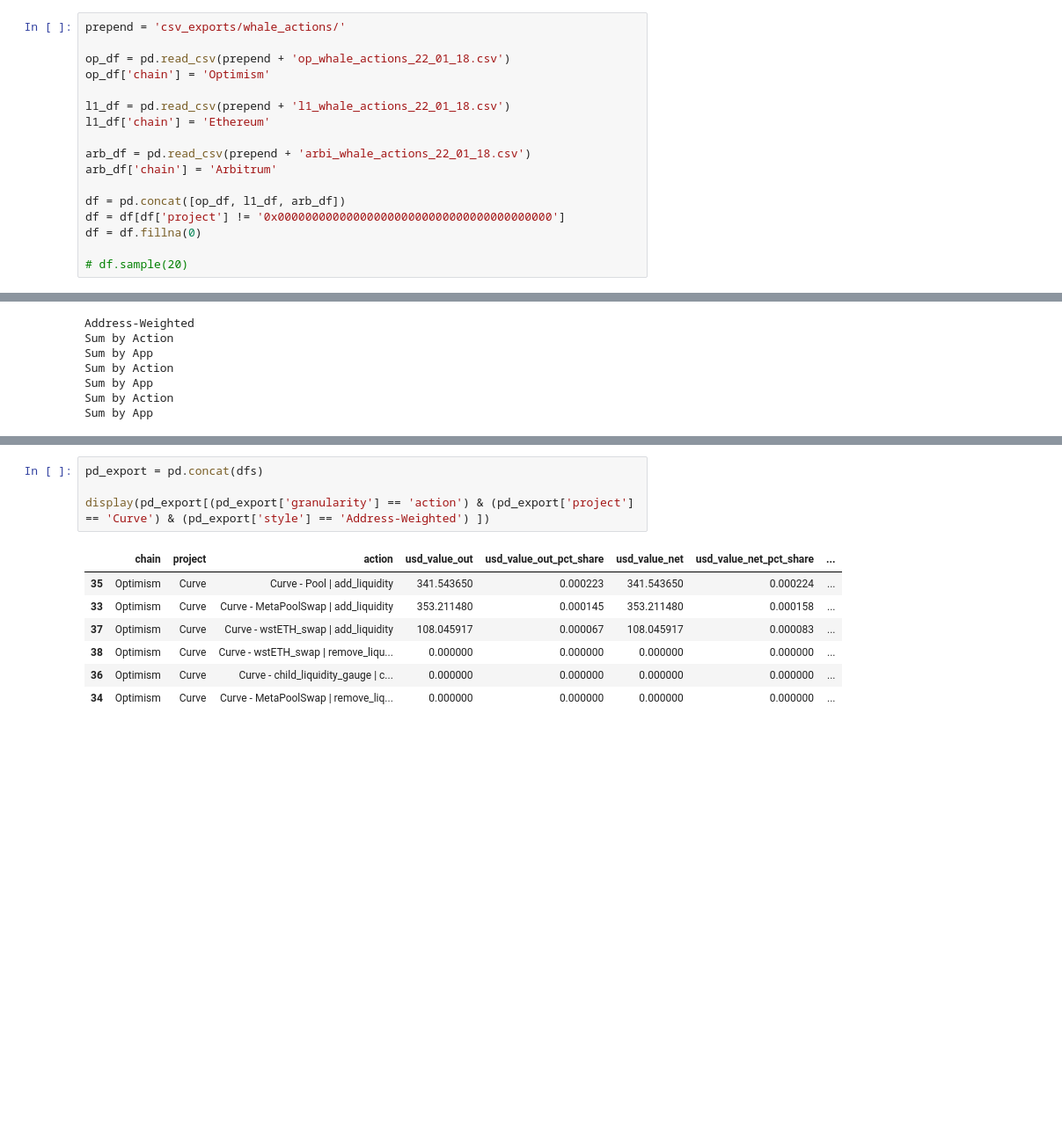
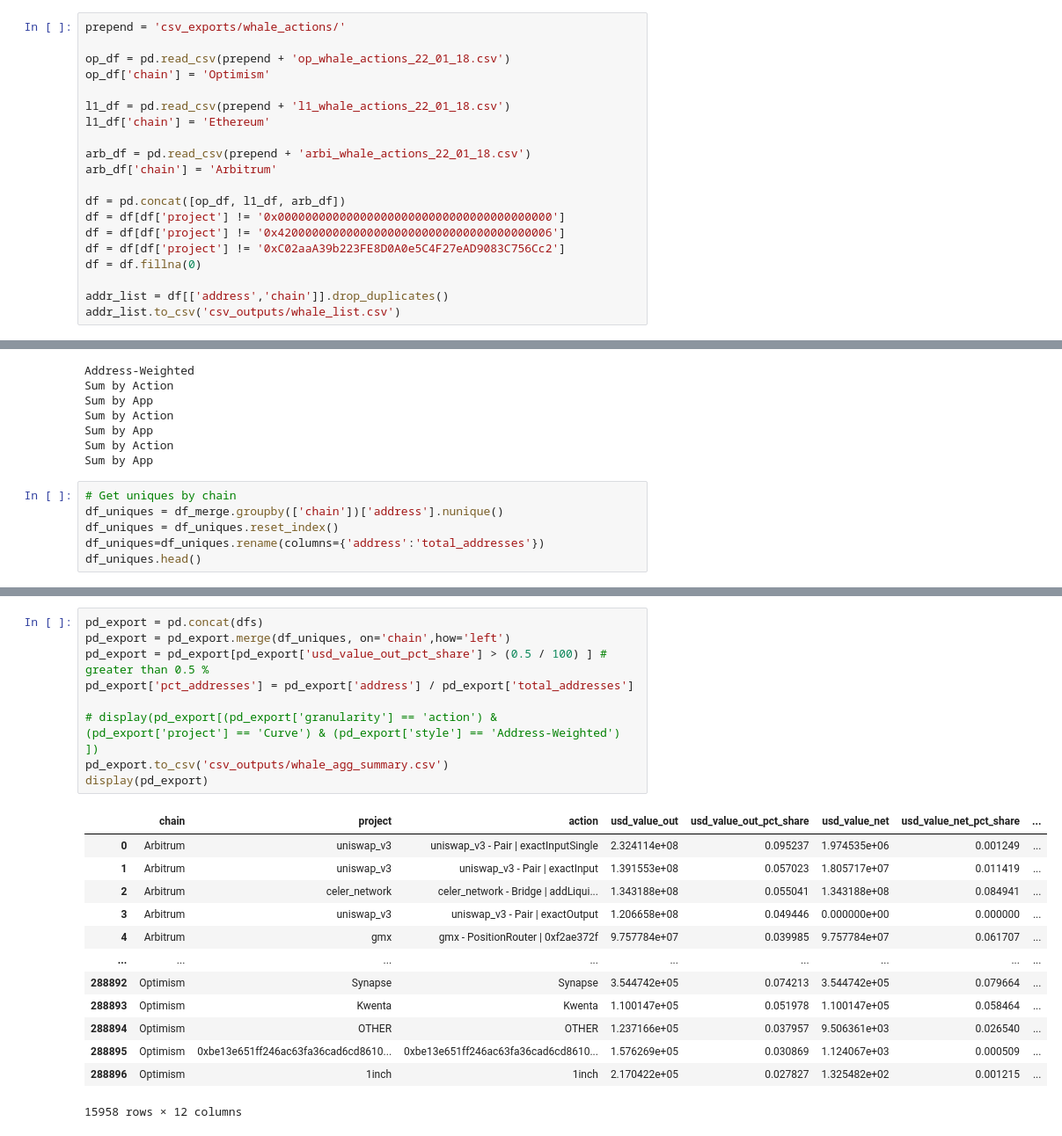
Before and after one commit to MSilb7/op_data, a Jupyter notebook: op_whale_actions.ipynb, the cells around one changed output, grey strips where cells are left out. Shown: that part at 88% size. Cells and saved outputs as stored; diff of their text form; blank space fills up the shorter version.

```diff
--- a/op_whale_actions.ipynb
+++ b/op_whale_actions.ipynb
@@ -20,9 +20,12 @@ arb_df['chain'] = 'Arbitrum'
 
 df = pd.concat([op_df, l1_df, arb_df])
 df = df[df['project'] != '0x0000000000000000000000000000000000000000']
+df = df[df['project'] != '0x4200000000000000000000000000000000000006']
+df = df[df['project'] != '0xC02aaA39b223FE8D0A0e5C4F27eAD9083C756Cc2']
 df = df.fillna(0)
 
-# df.sample(20)
+addr_list = df[['address','chain']].drop_duplicates()
+addr_list.to_csv('csv_outputs/whale_list.csv')
 # %%
 df_merge = df.copy()
 df_merge['usd_value_in'] = np.where(df_merge['token_direction'] == 'in',df_merge['usd_value'], 0).astype(np.float64)
@@ -374,3 +329,9 @@ Sum by Action
 Sum by App
 Sum by Action
 Sum by App
+# %%
+# Get uniques by chain
+df_uniques = df_merge.groupby(['chain'])['address'].nunique()
+df_uniques = df_uniques.reset_index()
+df_uniques=df_uniques.rename(columns={'address':'total_addresses'})
+df_uniques.head()
@@ -377,12 +343,23 @@ Sum by App
 # %%
 pd_export = pd.concat(dfs)
+pd_export = pd_export.merge(df_uniques, on='chain',how='left')
+pd_export = pd_export[pd_export['usd_value_out_pct_share'] > (0.5 / 100) ] # greater than 0.5 %
+pd_export['pct_addresses'] = pd_export['address'] / pd_export['total_addresses']
 
-display(pd_export[(pd_export['granularity'] == 'action') & (pd_export['project'] == 'Curve') & (pd_export['style'] == 'Address-Weighted') ])
+# display(pd_export[(pd_export['granularity'] == 'action') & (pd_export['project'] == 'Curve') & (pd_export['style'] == 'Address-Weighted') ])
+pd_export.to_csv('csv_outputs/whale_agg_summary.csv')
+display(pd_export)
 # %% [output]
 |  | chain | project | action | usd_value_out | usd_value_out_pct_share | usd_value_net | usd_value_net_pct_share | ... |
-| 35 | Optimism | Curve | Curve - Pool | add_liquidity | 341.543650 | 0.000223 | 341.543650 | 0.000224 | ... |
-| 33 | Optimism | Curve | Curve - MetaPoolSwap | add_liquidity | 353.211480 | 0.000145 | 353.211480 | 0.000158 | ... |
-| 37 | Optimism | Curve | Curve - wstETH_swap | add_liquidity | 108.045917 | 0.000067 | 108.045917 | 0.000083 | ... |
-| 38 | Optimism | Curve | Curve - wstETH_swap | remove_liqu... | 0.000000 | 0.000000 | 0.000000 | 0.000000 | ... |
-| 36 | Optimism | Curve | Curve - child_liquidity_gauge | c... | 0.000000 | 0.000000 | 0.000000 | 0.000000 | ... |
-| 34 | Optimism | Curve | Curve - MetaPoolSwap | remove_liq... | 0.000000 | 0.000000 | 0.000000 | 0.000000 | ... |
+| 0 | Arbitrum | uniswap_v3 | uniswap_v3 - Pair | exactInputSingle | 2.324114e+08 | 0.095237 | 1.974535e+06 | 0.001249 | ... |
+| 1 | Arbitrum | uniswap_v3 | uniswap_v3 - Pair | exactInput | 1.391553e+08 | 0.057023 | 1.805717e+07 | 0.011419 | ... |
+| 2 | Arbitrum | celer_network | celer_network - Bridge | addLiqui... | 1.343188e+08 | 0.055041 | 1.343188e+08 | 0.084941 | ... |
+| 3 | Arbitrum | uniswap_v3 | uniswap_v3 - Pair | exactOutput | 1.206658e+08 | 0.049446 | 0.000000e+00 | 0.000000 | ... |
+| 4 | Arbitrum | gmx | gmx - PositionRouter | 0xf2ae372f | 9.757784e+07 | 0.039985 | 9.757784e+07 | 0.061707 | ... |
+| ... | ... | ... | ... | ... | ... | ... | ... | ... |
+| 288892 | Optimism | Synapse | Synapse | 3.544742e+05 | 0.074213 | 3.544742e+05 | 0.079664 | ... |
+| 288893 | Optimism | Kwenta | Kwenta | 1.100147e+05 | 0.051978 | 1.100147e+05 | 0.058464 | ... |
+| 288894 | Optimism | OTHER | OTHER | 1.237166e+05 | 0.037957 | 9.506361e+03 | 0.026540 | ... |
+| 288895 | Optimism | 0xbe13e651ff246ac63fa36cad6cd8610... | 0xbe13e651ff246ac63fa36cad6cd8610... | 1.576269e+05 | 0.030869 | 1.124067e+03 | 0.000509 | ... |
+| 288896 | Optimism | 1inch | 1inch | 2.170422e+05 | 0.027827 | 1.325482e+02 | 0.001215 | ... |
+15958 rows × 12 columns
```
Also changed, not shown: parts of 9 cells of this notebook, 1 other file.
